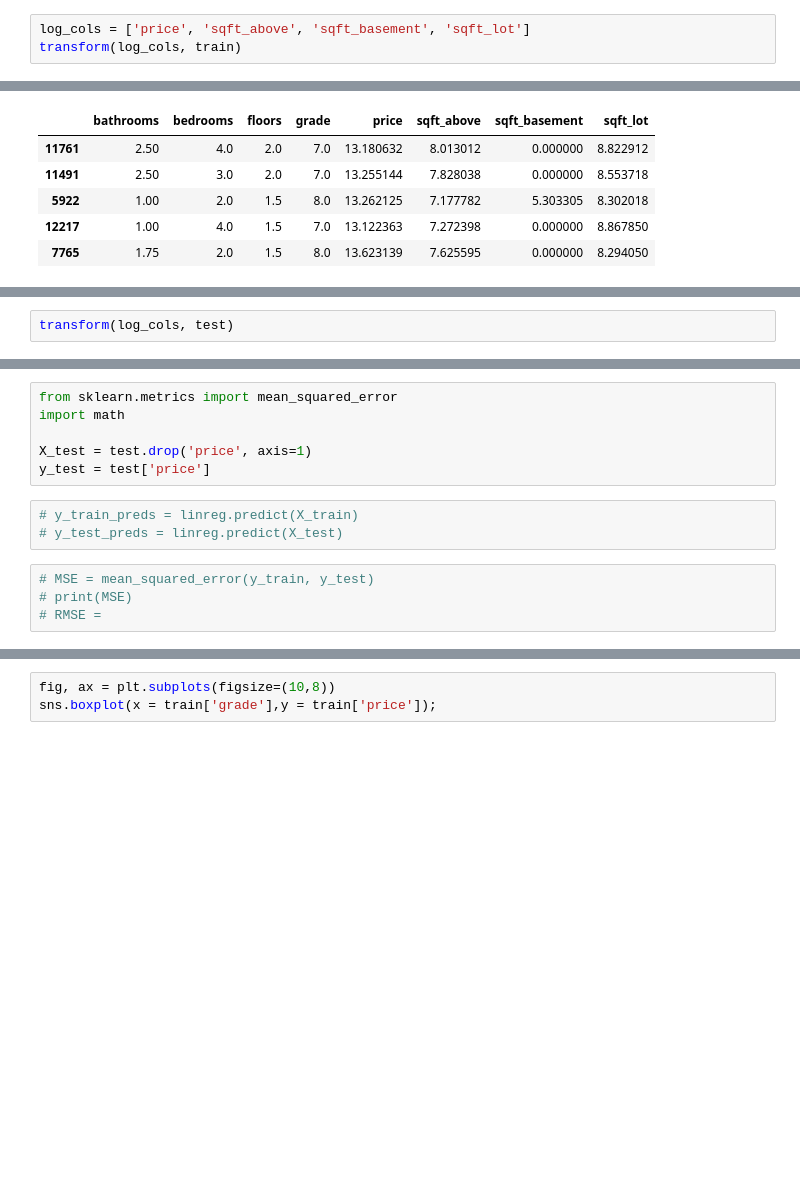
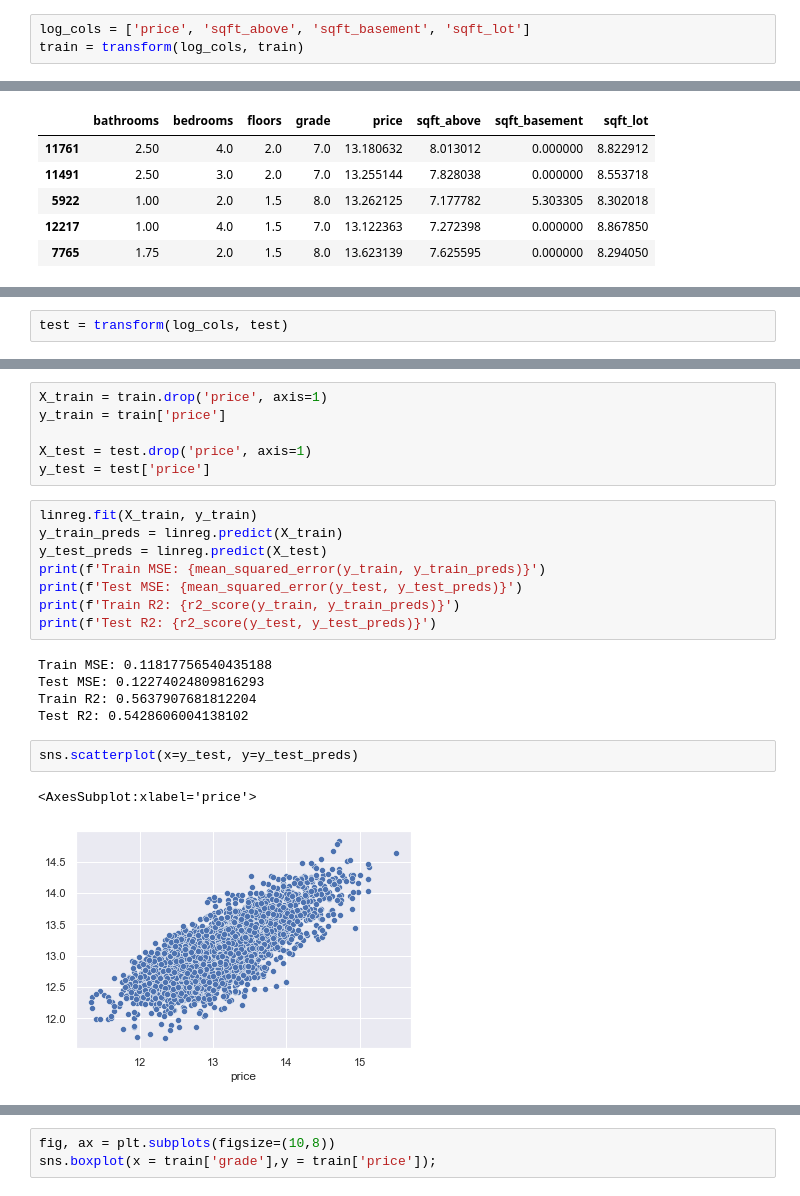
Before and after one commit to MossyJossy/Phase-2-Project, a Jupyter notebook: Data Exploration/Exploration.ipynb, the cells around one changed output, grey strips where cells are left out. Saved outputs shown, nothing was run; the diff lists cells and outputs as text; blank space fills up the shorter version.

```diff
--- a/Data Exploration/Exploration.ipynb
+++ b/Data Exploration/Exploration.ipynb
@@ -150,6 +219,6 @@ def transform(log_cols, data):
 # %%
 log_cols = ['price', 'sqft_above', 'sqft_basement', 'sqft_lot']
-transform(log_cols, train)
+train = transform(log_cols, train)
 # %% [output]
 price has been log transformed
 sqft_above has been log transformed
@@ -191,5 +240,5 @@ model_qq(formula);
 # %%
-transform(log_cols, test)
+test = transform(log_cols, test)
 # %% [output]
 price has been log transformed
 sqft_above has been log transformed
@@ -218,16 +256,27 @@ See the caveats in the documentation: https://pandas.pydata.org/pandas-docs/stab
 # %%
-from sklearn.metrics import mean_squared_error
-import math
+X_train = train.drop('price', axis=1)
+y_train = train['price']
 
 X_test = test.drop('price', axis=1)
 y_test = test['price']
-# %%
-# y_train_preds = linreg.predict(X_train)
-# y_test_preds = linreg.predict(X_test)
-# %%
-# MSE = mean_squared_error(y_train, y_test)
-# print(MSE)
-# RMSE =
+# %%
+linreg.fit(X_train, y_train)
+y_train_preds = linreg.predict(X_train)
+y_test_preds = linreg.predict(X_test)
+print(f'Train MSE: {mean_squared_error(y_train, y_train_preds)}')
+print(f'Test MSE: {mean_squared_error(y_test, y_test_preds)}')
+print(f'Train R2: {r2_score(y_train, y_train_preds)}')
+print(f'Test R2: {r2_score(y_test, y_test_preds)}')
+# %% [output]
+Train MSE: 0.11817756540435188
+Test MSE: 0.12274024809816293
+Train R2: 0.5637907681812204
+Test R2: 0.5428606004138102
+# %%
+sns.scatterplot(x=y_test, y=y_test_preds)
+# %% [output]
+<AxesSubplot:xlabel='price'>
+[figure, added]
 # %%
 from sklearn.feature_selection import RFE
 
```
Also changed, not shown: parts of 24 cells of this notebook.
